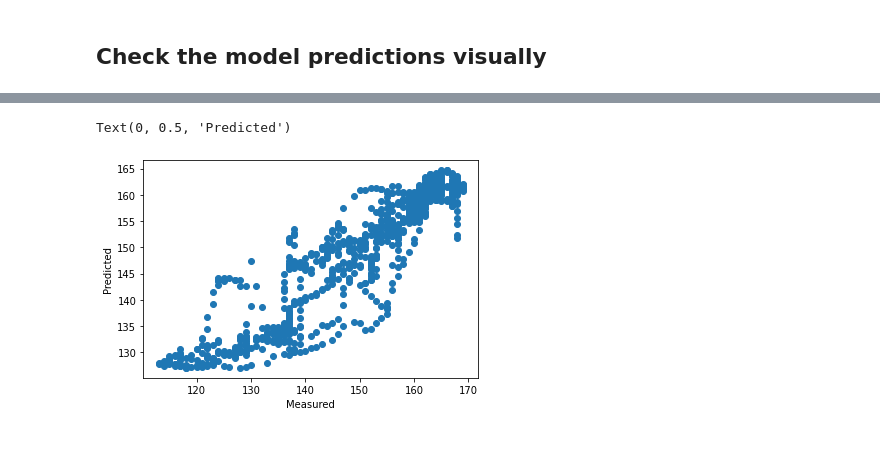
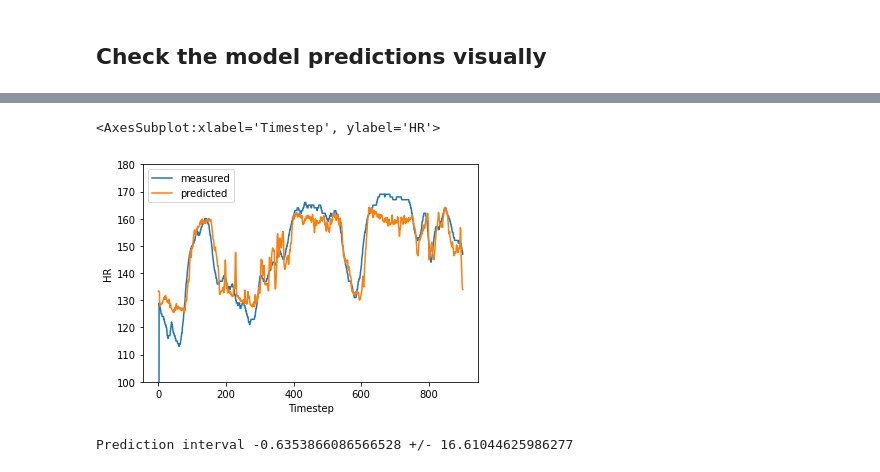
Before and after one commit to rikluost/athlete_hr_predict, a Jupyter notebook: 10_generator_and_model.ipynb, the cells around one changed output, grey strips where cells are left out. Cells and saved outputs as stored; diff of their text form; code cells hidden in the pictures; blank space fills up the shorter version.

```diff
--- a/10_generator_and_model.ipynb
+++ b/10_generator_and_model.ipynb
@@ -290,17 +301,26 @@ for x, y in dataset_test.take(10):
 
 under construction
 # %%
-    # create test set from a file not used for training or validation during the parameters tuning
+# create test set from a file not used for training or validation during the parameters tuning
 
-    df_test = pd.read_csv(fit_path+'/../RUN_2021-08-05-11-12-41.fit.csv', index_col='timestamp')[model_features]
-    df_test = (df_test - df_mean) / df_std
+df_test = pd.read_csv(fit_path+'/../RUN_2021-08-05-11-12-41.fit.csv', index_col='timestamp')[model_features]
+df_test = (df_test - df_mean) / df_std
 
-    x = df_test[model_features].values
-    y = df_test.iloc[start:end][["heart_rate"]].values
+x = df_test[model_features].values
+y = df_test.iloc[start:end][["heart_rate"]].values
 
-    dataset_test = keras.preprocessing.timeseries_dataset_from_array(
-    x,
-    y,
-    sequence_length=sequence_length,
-    sampling_rate=step,
-    batch_size=2)
+dataset_test = keras.preprocessing.timeseries_dataset_from_array(
+x,
+y,
+sequence_length=sequence_length,
+sampling_rate=step,
+batch_size=2)
+
+# turn it into dataframe with observed & predicted values for test set comparison
+d=pd.DataFrame([0,1])
+for x, y in dataset_test:
+    a = denormalize_hr(y[0]).numpy(), denormalize_hr( model.predict(x)[0])
+    c = pd.DataFrame(a).T
+    d = d.merge(c, how='outer')
+d.columns=['measured', 'predicted']
+d = d.bfill()
@@ -319,7 +327,32 @@ d.plot(ylim=(100,180))
-# %%
-plt.scatter(d['measured'], d['predicted'])
-plt.xlabel('Measured')
-plt.ylabel('Predicted')
-# %% [output]
-Text(0, 0.5, 'Predicted')
-[figure, removed]
+# %%
+# time domain plot with observed blue, and predicted orange. Predicted is calculated values where previous 30sec of inputs are missing.
+
+d.plot(ylim=(100,180), xlabel='Timestep', ylabel='HR')
+# %% [output]
+<AxesSubplot:xlabel='Timestep', ylabel='HR'>
+[figure, added]
+# %%
+# calculate some stats
+from sklearn.metrics import mean_squared_error
+from sklearn.metrics import mean_absolute_error
+import scipy
+
+y_test, pred_test = d['measured'].values,d['predicted'].values
+
+MSE_test=round(mean_squared_error(y_test, pred_test, squared=True),3)
+MAE_test=round(mean_absolute_error(y_test, pred_test),3)
+
+test_sdev = np.std(pred_test-y_test)*1.96
+test_mean = np.mean(pred_test-y_test)
+print ('Prediction interval {} +/- {}'.format(test_mean,test_sdev))
+
+def mean_confidence_interval(data, confidence=0.95):
+    a = 1.0 * np.array(data)
+    n = len(a)
+    m, se = np.mean(a), scipy.stats.sem(a)
+    h = se * scipy.stats.t.ppf((1 + confidence) / 2., n-1)
+    return m, m-h, m+h, h
+
+mean_s, ci95_l, ci95_h, mean_uncertainty = mean_confidence_interval(data=(pred_test-y_test))
+# %% [output]
+Prediction interval -0.6353866086566528 +/- 16.61044625986277
```
Also changed, not shown: parts of 10 cells of this notebook, 1 other file.
